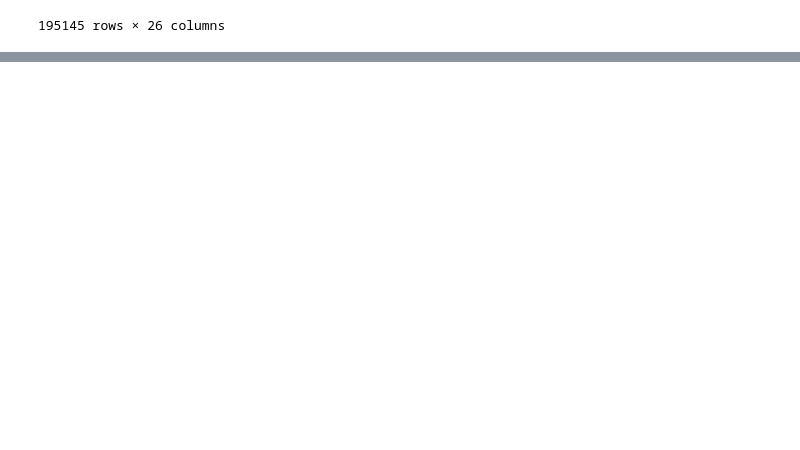
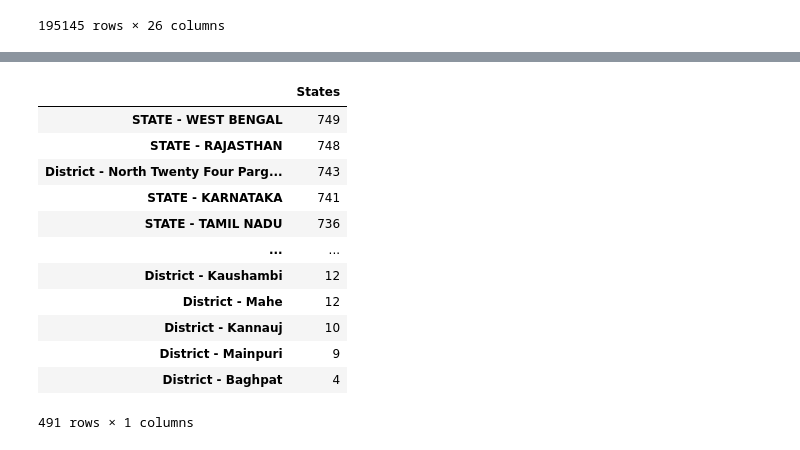
Before and after one commit to n3rdankit/Data-Science-and-Machine-Learning, a Jupyter notebook: Industrial_Human_Resource_Geo-Visualization.ipynb, the cells around one changed output, grey strips where cells are left out. Drawn from its saved outputs; the diff is of its cells as text; code cells hidden in the pictures; blank space fills up the shorter version.

```diff
--- a/Industrial_Human_Resource_Geo-Visualization.ipynb
+++ b/Industrial_Human_Resource_Geo-Visualization.ipynb
@@ -66,0 +169,2 @@ FinalDf
+# %%
+FinalDf.rename(columns = {'India/States':'States'}, inplace = True)
@@ -66,0 +225,18 @@ FinalDf
+# %%
+df = pd.DataFrame(FinalDf.States.value_counts())
+# %%
+df
+# %% [output]
+|  | States |
+| STATE - WEST BENGAL | 749 |
+| STATE - RAJASTHAN | 748 |
+| District - North Twenty Four Parg... | 743 |
+| STATE - KARNATAKA | 741 |
+| STATE - TAMIL NADU | 736 |
+| ... | ... |
+| District - Kaushambi | 12 |
+| District - Mahe | 12 |
+| District - Kannauj | 10 |
+| District - Mainpuri | 9 |
+| District - Baghpat | 4 |
+491 rows × 1 columns
```
Also changed, not shown: parts of 13 cells of this notebook.
